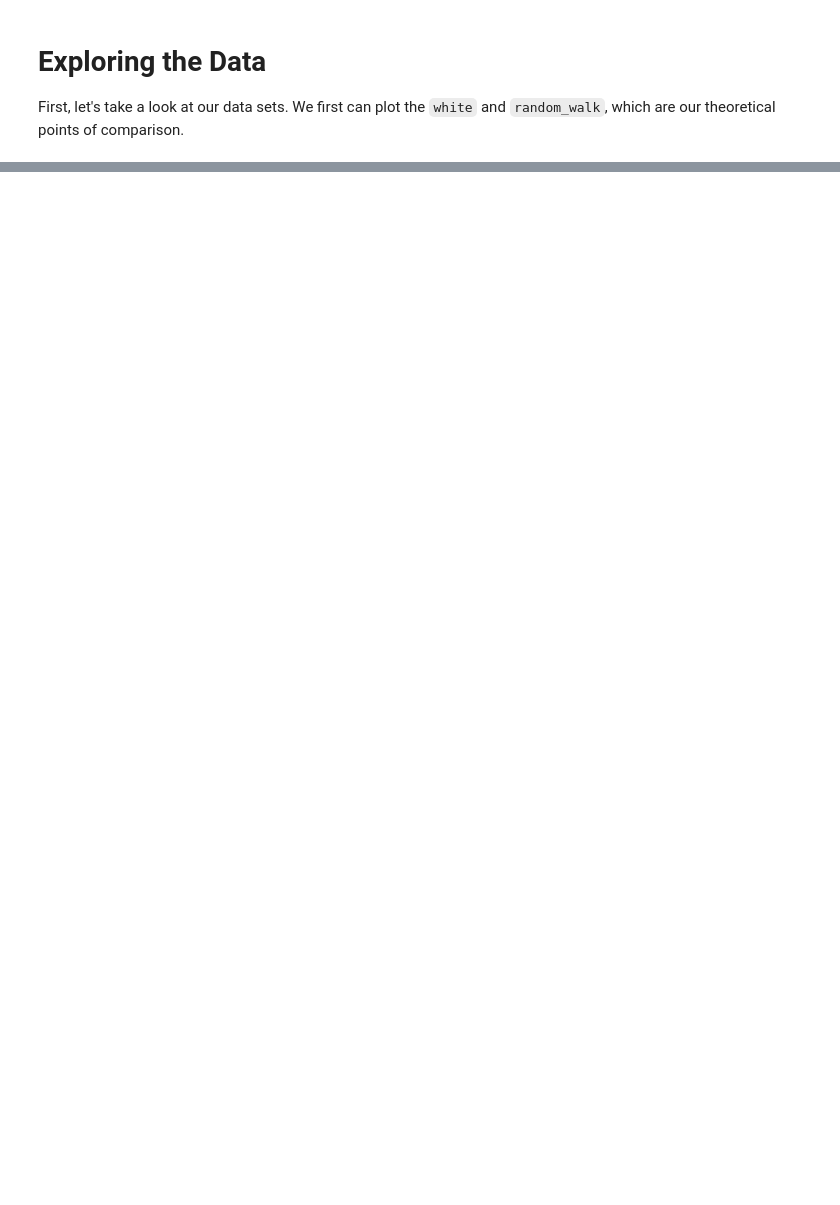
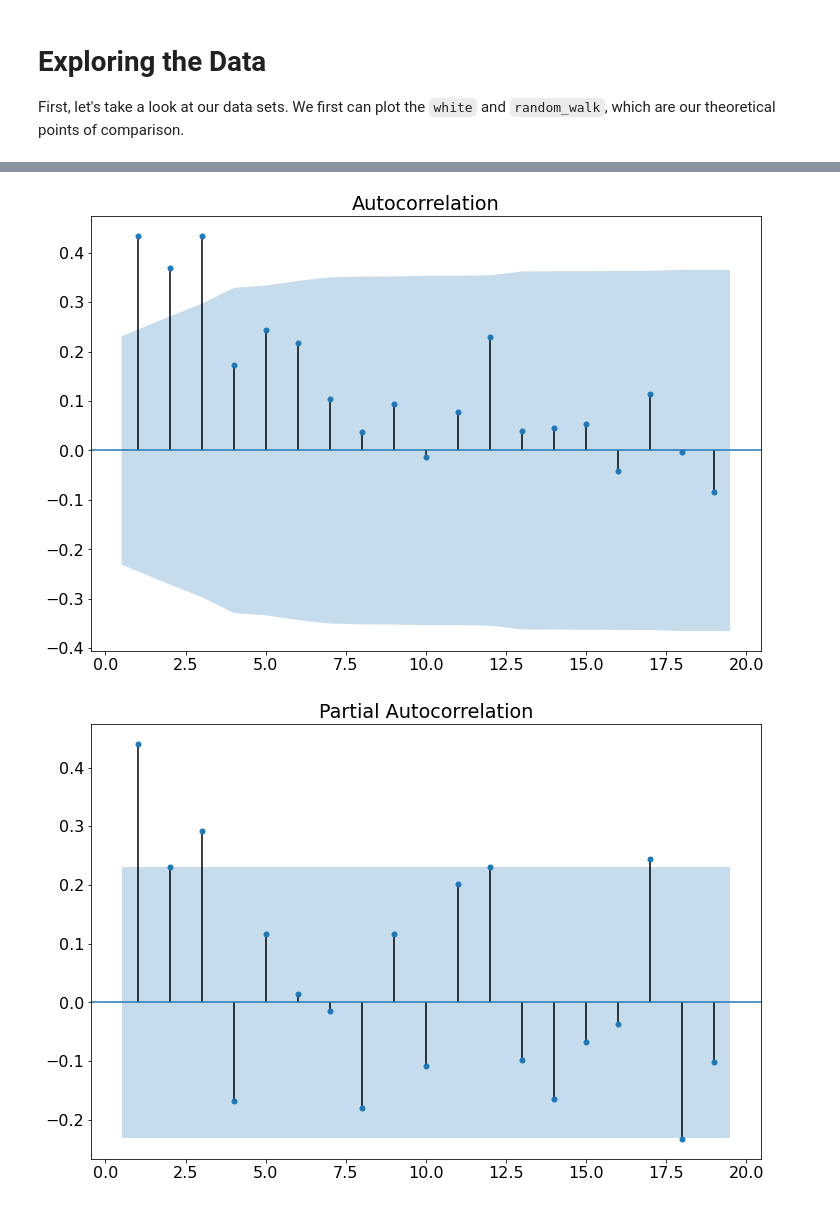
Before and after one commit to ZacharySBrown/vcu-scma440-2021q1, a Jupyter notebook: examples/7_arima_exploration.ipynb, the cells around one changed output, grey strips where cells are left out. Cells and saved outputs as stored; diff of their text form; code cells hidden in the pictures; blank space fills up the shorter version.

```diff
--- a/examples/7_arima_exploration.ipynb
+++ b/examples/7_arima_exploration.ipynb
@@ -93,0 +118,6 @@ acf = plot_acf
+# %%
+my_acf = plot_acf(pigs['pigs'], zero=False)
+my_pacf = plot_pacf(pigs['pigs'], zero=False)
+# %% [output]
+[figure, added]
+[figure, added]
```
Also changed, not shown: parts of 16 cells of this notebook.
